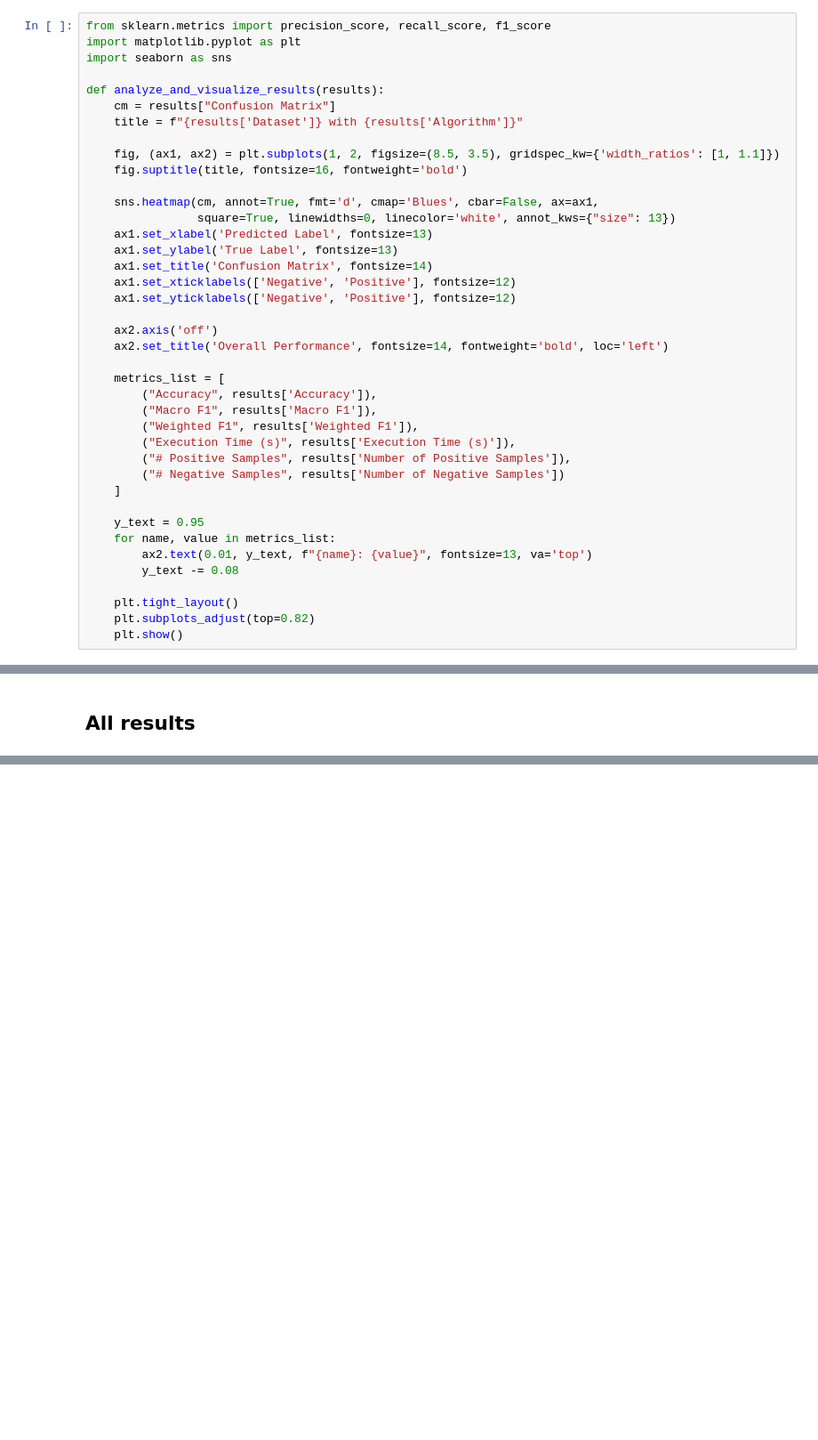
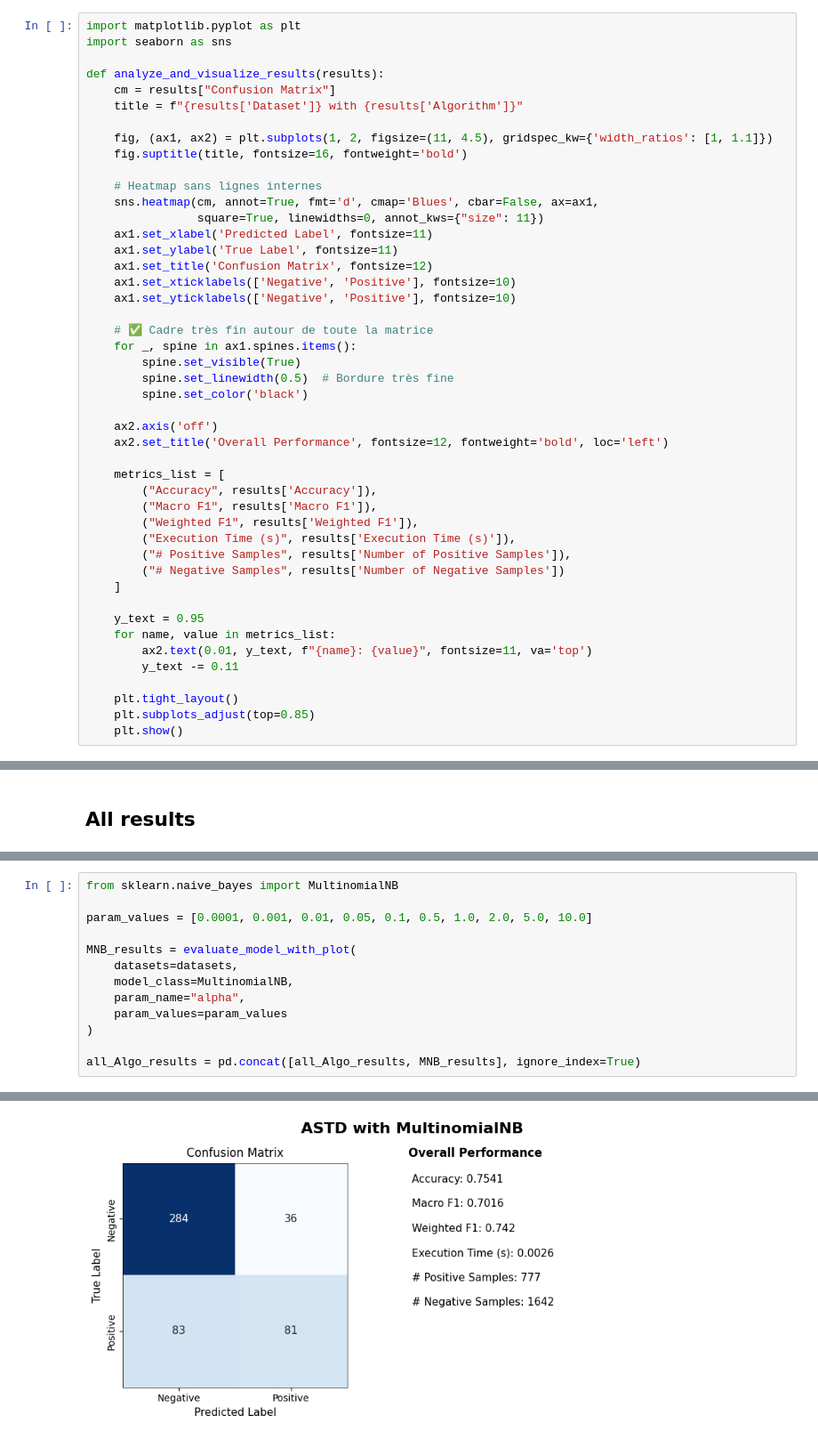
Before and after one commit to yasser-1R/sentiment-analysis-project, a Jupyter notebook: ASTD/ASTD_final.ipynb, the cells around one changed output, grey strips where cells are left out. Shown at 89% size. Drawn from its saved outputs; the diff is of its cells as text; blank space fills up the shorter version.

Commit message:
ASTD result completed

```diff
--- a/ASTD/ASTD_final.ipynb
+++ b/ASTD/ASTD_final.ipynb
@@ -318,7 +290,6 @@ import time
 # %% [markdown]
 ### **Visualisation / Metrics**
 # %%
-from sklearn.metrics import precision_score, recall_score, f1_score
 import matplotlib.pyplot as plt
 import seaborn as sns
 
@@ -326,19 +297,26 @@ def analyze_and_visualize_results(results):
     cm = results["Confusion Matrix"]
     title = f"{results['Dataset']} with {results['Algorithm']}"
 
-    fig, (ax1, ax2) = plt.subplots(1, 2, figsize=(8.5, 3.5), gridspec_kw={'width_ratios': [1, 1.1]})
+    fig, (ax1, ax2) = plt.subplots(1, 2, figsize=(11, 4.5), gridspec_kw={'width_ratios': [1, 1.1]})
     fig.suptitle(title, fontsize=16, fontweight='bold')
 
+    # Heatmap sans lignes internes
     sns.heatmap(cm, annot=True, fmt='d', cmap='Blues', cbar=False, ax=ax1,
-                square=True, linewidths=0, linecolor='white', annot_kws={"size": 13})
-    ax1.set_xlabel('Predicted Label', fontsize=13)
-    ax1.set_ylabel('True Label', fontsize=13)
-    ax1.set_title('Confusion Matrix', fontsize=14)
-    ax1.set_xticklabels(['Negative', 'Positive'], fontsize=12)
-    ax1.set_yticklabels(['Negative', 'Positive'], fontsize=12)
+                square=True, linewidths=0, annot_kws={"size": 11})
+    ax1.set_xlabel('Predicted Label', fontsize=11)
+    ax1.set_ylabel('True Label', fontsize=11)
+    ax1.set_title('Confusion Matrix', fontsize=12)
+    ax1.set_xticklabels(['Negative', 'Positive'], fontsize=10)
+    ax1.set_yticklabels(['Negative', 'Positive'], fontsize=10)
+
+    # ✅ Cadre très fin autour de toute la matrice
+    for _, spine in ax1.spines.items():
+        spine.set_visible(True)
+        spine.set_linewidth(0.5)  # Bordure très fine
+        spine.set_color('black')
 
     ax2.axis('off')
-    ax2.set_title('Overall Performance', fontsize=14, fontweight='bold', loc='left')
+    ax2.set_title('Overall Performance', fontsize=12, fontweight='bold', loc='left')
 
     metrics_list = [
         ("Accuracy", results['Accuracy']),
@@ -351,11 +329,11 @@ def analyze_and_visualize_results(results):
 
     y_text = 0.95
     for name, value in metrics_list:
-        ax2.text(0.01, y_text, f"{name}: {value}", fontsize=13, va='top')
-        y_text -= 0.08
+        ax2.text(0.01, y_text, f"{name}: {value}", fontsize=11, va='top')
+        y_text -= 0.11
 
     plt.tight_layout()
-    plt.subplots_adjust(top=0.82)
+    plt.subplots_adjust(top=0.85)
     plt.show()
 # %% [markdown]
 ### **Vectorize**
@@ -933,0 +1087,14 @@ plot_all_models_comparison(all_summary_results)
+# %%
+from sklearn.naive_bayes import MultinomialNB
+
+param_values = [0.0001, 0.001, 0.01, 0.05, 0.1, 0.5, 1.0, 2.0, 5.0, 10.0]
+
+MNB_results = evaluate_model_with_plot(
+    datasets=datasets,
+    model_class=MultinomialNB,
+    param_name="alpha",
+    param_values=param_values
+)
+
+all_Algo_results = pd.concat([all_Algo_results, MNB_results], ignore_index=True)
+# %% [output]
@@ -933,0 +1106 @@ plot_all_models_comparison(all_summary_results)
+[figure, added]
```
Also changed, not shown: parts of 33 cells of this notebook, 1 other file.
